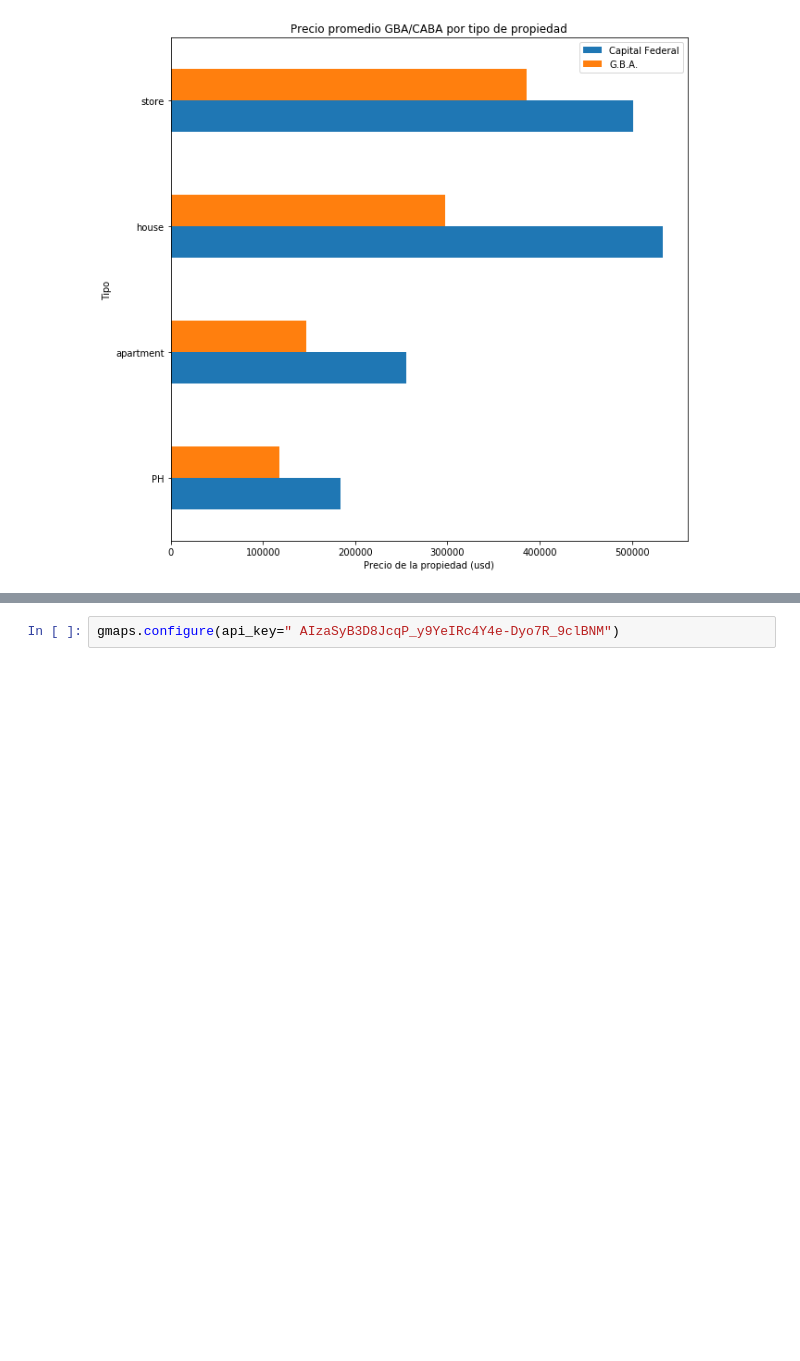
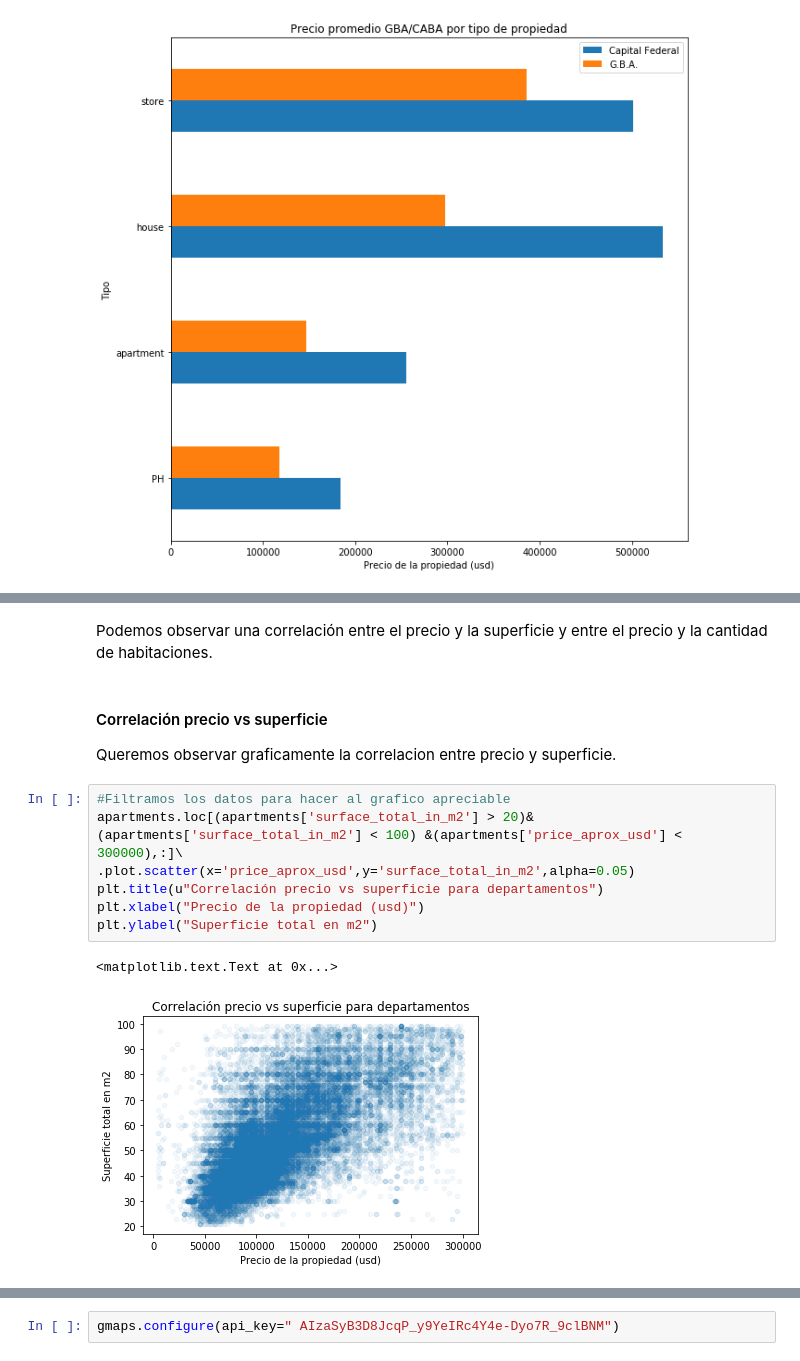
Before and after one commit to LucianoGiannotti/ProperatiDatosTP, a Jupyter notebook: Depuracion de datos.ipynb, the cells around one changed output, grey strips where cells are left out. Cells and saved outputs as stored; diff of their text form; blank space fills up the shorter version.

Commit message:
correlacion

```diff
--- a/Depuracion de datos.ipynb
+++ b/Depuracion de datos.ipynb
@@ -650,0 +617,15 @@ apartments_gba.loc[(data['surface_total_in_m2'] < 300) &(data['price_aprox_usd']
+# %% [markdown]
+Podemos observar una correlación entre el precio y la superficie y entre el precio y la cantidad de habitaciones.
+# %% [markdown]
+#### Correlación precio vs superficie
+Queremos observar graficamente la correlacion entre precio y superficie.
+# %%
+#Filtramos los datos para hacer al grafico apreciable
+apartments.loc[(apartments['surface_total_in_m2'] > 20)&(apartments['surface_total_in_m2'] < 100) &(apartments['price_aprox_usd'] < 300000),:]\
+.plot.scatter(x='price_aprox_usd',y='surface_total_in_m2',alpha=0.05)
+plt.title(u"Correlación precio vs superficie para departamentos")
+plt.xlabel("Precio de la propiedad (usd)")
+plt.ylabel("Superficie total en m2")
+# %% [output]
+<matplotlib.text.Text at 0x...>
+[figure, added]
```
Also changed, not shown: parts of 17 cells of this notebook.
